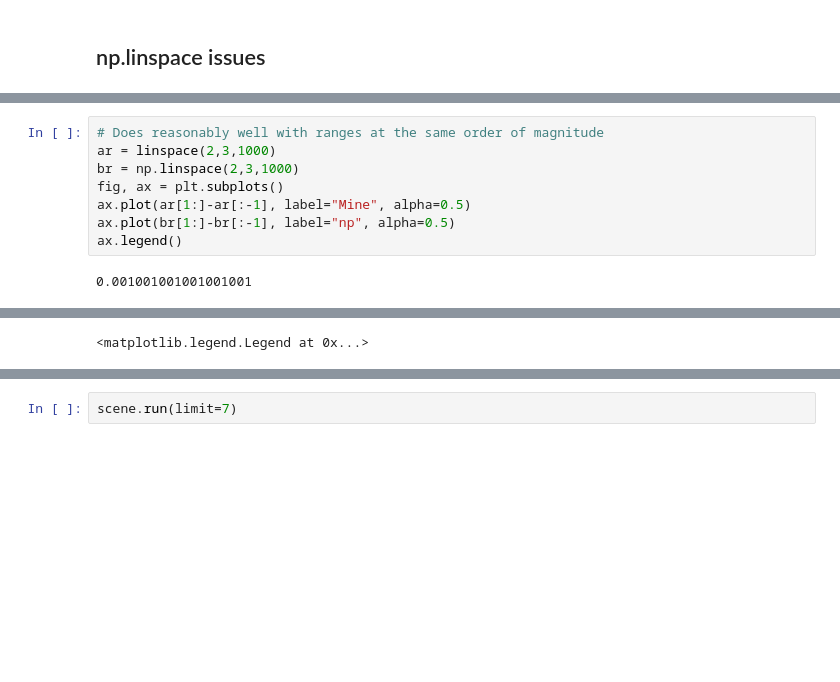
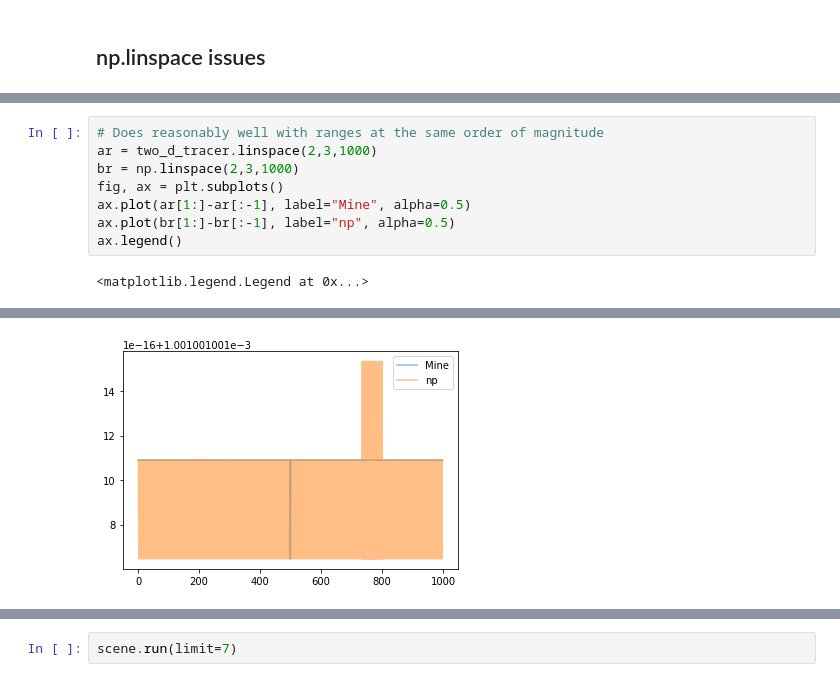
Before and after one commit to jdranczewski/optical-levitation-raytracing-experiments, a Jupyter notebook: two-d-tracer-experiments.ipynb, the cells around one changed output, grey strips where cells are left out. Cells and saved outputs as stored; diff of their text form; blank space fills up the shorter version.

```diff
--- a/two-d-tracer-experiments.ipynb
+++ b/two-d-tracer-experiments.ipynb
@@ -701,10 +663,10 @@ ax.legend()
 # %%
 # Does reasonably well with ranges at the same order of magnitude
-ar = linspace(2,3,1000)
+ar = two_d_tracer.linspace(2,3,1000)
 br = np.linspace(2,3,1000)
 fig, ax = plt.subplots()
 ax.plot(ar[1:]-ar[:-1], label="Mine", alpha=0.5)
 ax.plot(br[1:]-br[:-1], label="np", alpha=0.5)
 ax.legend()
 # %% [output]
-0.001001001001001001
+<matplotlib.legend.Legend at 0x...>
@@ -713,3 +673,3 @@ ax.legend()
-<matplotlib.legend.Legend at 0x...>
+[figure, added]
 # %%
 # Does much better  with ranges at the same order of magnitude and odd numbers of samples
```
Also changed, not shown: parts of 88 cells of this notebook, 1 other file.
